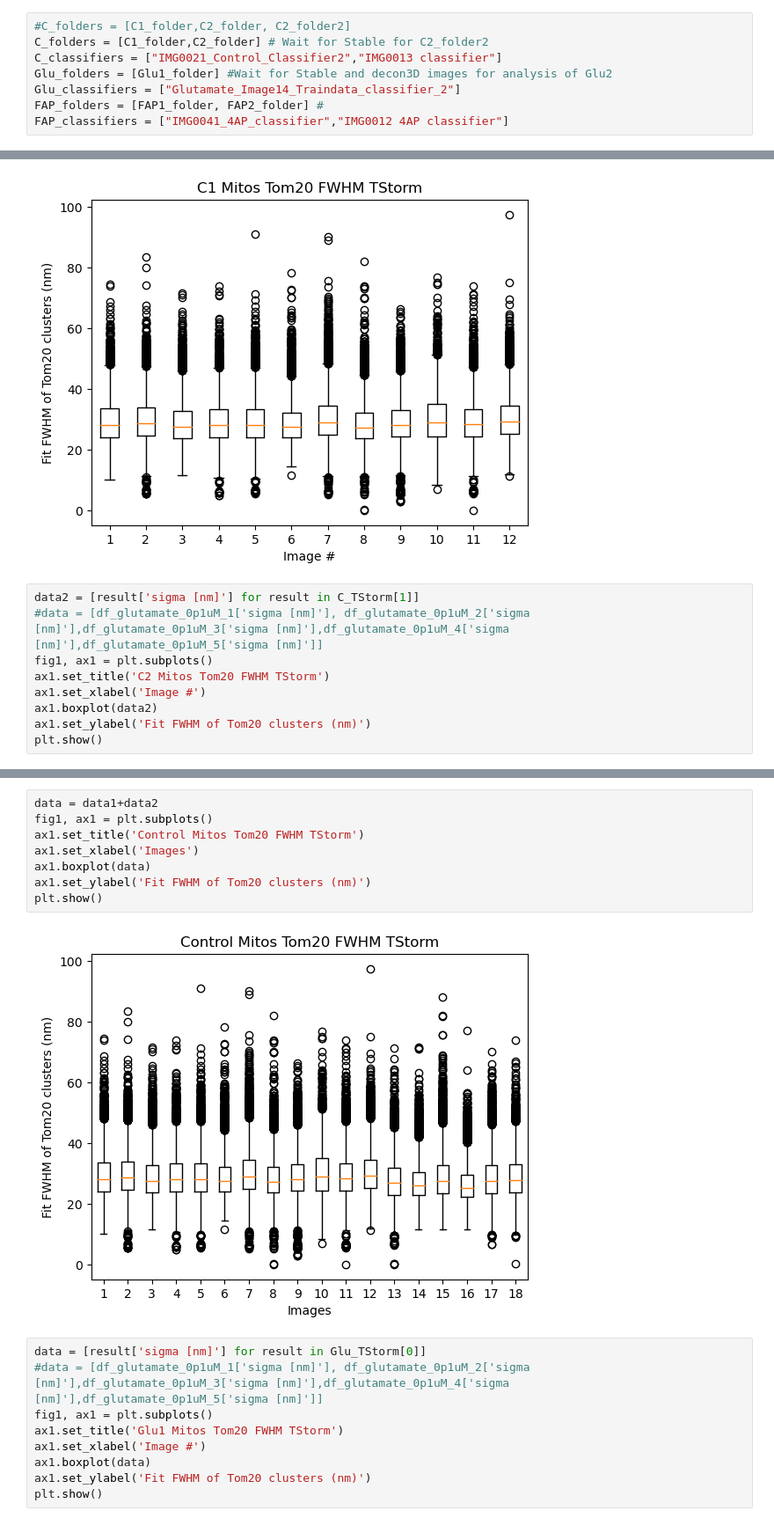
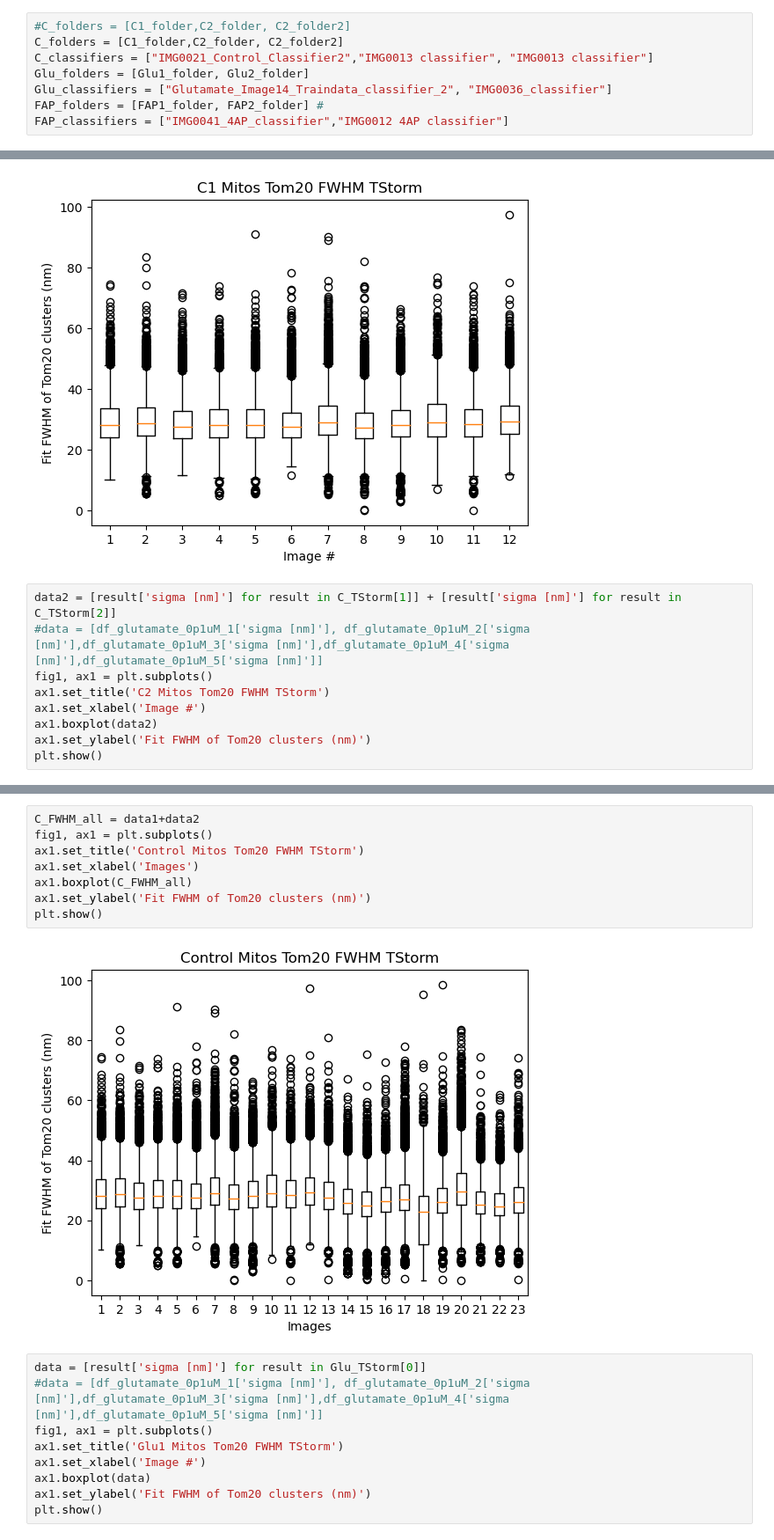
Before and after one commit to stephmeyer/STEDMitosActivity, a Jupyter notebook: Mitos_spot_analysis.ipynb, the cells around one changed output, grey strips where cells are left out. Shown at 88% size. Cells and saved outputs as stored; diff of their text form.

Commit message:
Update Mitos_spot_analysis.ipynb
Finished with STEDYCON calculations of FWHM and density.  Comparing to old 2C STED.

```diff
--- a/Mitos_spot_analysis.ipynb
+++ b/Mitos_spot_analysis.ipynb
@@ -65,9 +67,9 @@ FAP2_folder = "/Users/Stephanie/Library/CloudStorage/OneDrive-TheUniversityofCol
 # %%
 #C_folders = [C1_folder,C2_folder, C2_folder2]
-C_folders = [C1_folder,C2_folder] # Wait for Stable for C2_folder2
-C_classifiers = ["IMG0021_Control_Classifier2","IMG0013 classifier"]
-Glu_folders = [Glu1_folder] #Wait for Stable and decon3D images for analysis of Glu2
-Glu_classifiers = ["Glutamate_Image14_Traindata_classifier_2"]
+C_folders = [C1_folder,C2_folder, C2_folder2]
+C_classifiers = ["IMG0021_Control_Classifier2","IMG0013 classifier", "IMG0013 classifier"]
+Glu_folders = [Glu1_folder, Glu2_folder]
+Glu_classifiers = ["Glutamate_Image14_Traindata_classifier_2", "IMG0036_classifier"]
 FAP_folders = [FAP1_folder, FAP2_folder] #
 FAP_classifiers = ["IMG0041_4AP_classifier","IMG0012 4AP classifier"]
 # %%
@@ -232,7 +264,7 @@ plt.show()
 # %% [output]
 [figure]
 # %%
-data2 = [result['sigma [nm]'] for result in C_TStorm[1]]
+data2 = [result['sigma [nm]'] for result in C_TStorm[1]] + [result['sigma [nm]'] for result in C_TStorm[2]]
 #data = [df_glutamate_0p1uM_1['sigma [nm]'], df_glutamate_0p1uM_2['sigma [nm]'],df_glutamate_0p1uM_3['sigma [nm]'],df_glutamate_0p1uM_4['sigma [nm]'],df_glutamate_0p1uM_5['sigma [nm]']]
 fig1, ax1 = plt.subplots()
 ax1.set_title('C2 Mitos Tom20 FWHM TStorm')
@@ -245,13 +277,13 @@ plt.show()
 # %%
-data = data1+data2
+C_FWHM_all = data1+data2
 fig1, ax1 = plt.subplots()
 ax1.set_title('Control Mitos Tom20 FWHM TStorm')
 ax1.set_xlabel('Images')
-ax1.boxplot(data)
+ax1.boxplot(C_FWHM_all)
 ax1.set_ylabel('Fit FWHM of Tom20 clusters (nm)')
 plt.show()
 # %% [output]
-[figure, old version]
+[figure, new version]
 # %%
 data = [result['sigma [nm]'] for result in Glu_TStorm[0]]
 #data = [df_glutamate_0p1uM_1['sigma [nm]'], df_glutamate_0p1uM_2['sigma [nm]'],df_glutamate_0p1uM_3['sigma [nm]'],df_glutamate_0p1uM_4['sigma [nm]'],df_glutamate_0p1uM_5['sigma [nm]']]
```
Also changed, not shown: parts of 43 cells of this notebook.
